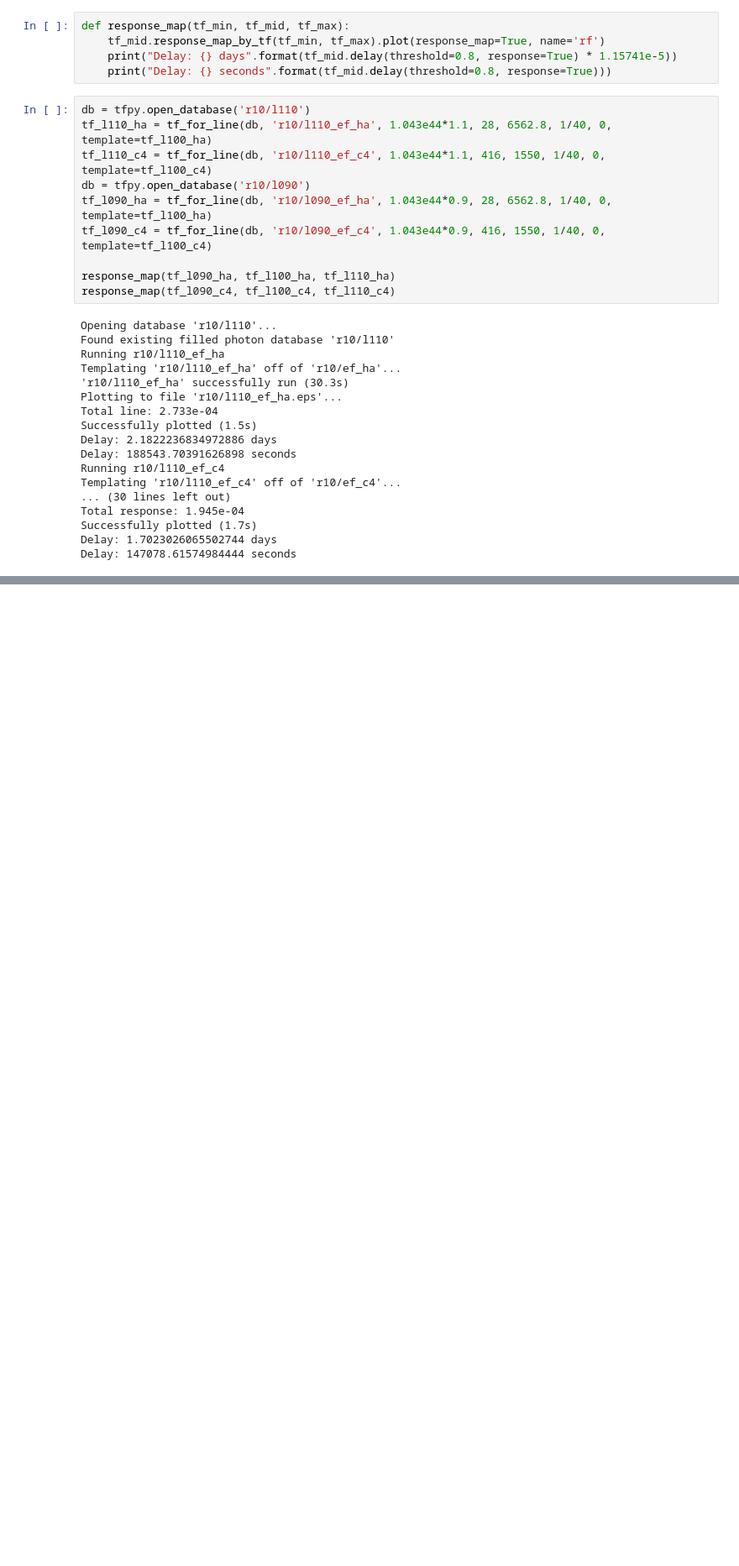
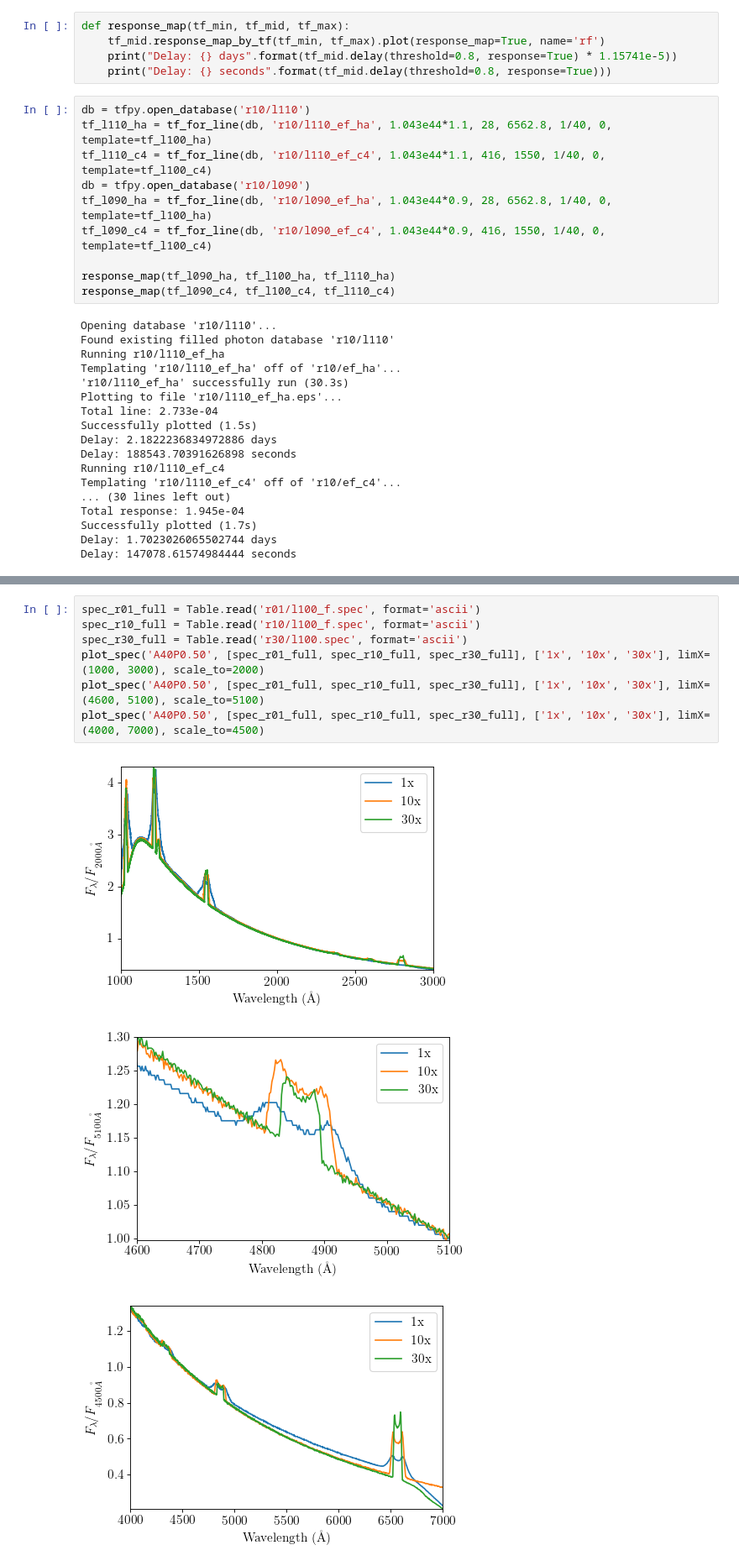
Before and after one commit to smangham/paper_cloudy, a Jupyter notebook: initial_analysis.ipynb, the cells around one changed output, grey strips where cells are left out. Shown: that part at 84% size. Saved outputs shown, nothing was run; the diff lists cells and outputs as text; blank space fills up the shorter version.

```diff
--- a/initial_analysis.ipynb
+++ b/initial_analysis.ipynb
@@ -339,0 +403,11 @@ Unfortunately, when we put the response delays on this gives us *shorter* delays
+# %%
+spec_r01_full = Table.read('r01/l100_f.spec', format='ascii')
+spec_r10_full = Table.read('r10/l100_f.spec', format='ascii')
+spec_r30_full = Table.read('r30/l100.spec', format='ascii')
+plot_spec('A40P0.50', [spec_r01_full, spec_r10_full, spec_r30_full], ['1x', '10x', '30x'], limX=(1000, 3000), scale_to=2000)
+plot_spec('A40P0.50', [spec_r01_full, spec_r10_full, spec_r30_full], ['1x', '10x', '30x'], limX=(4600, 5100), scale_to=5100)
+plot_spec('A40P0.50', [spec_r01_full, spec_r10_full, spec_r30_full], ['1x', '10x', '30x'], limX=(4000, 7000), scale_to=4500)
+# %% [output]
+[figure, added]
+[figure, added]
+[figure, added]
```
Also changed, not shown: parts of 14 cells of this notebook, 28 other files.
